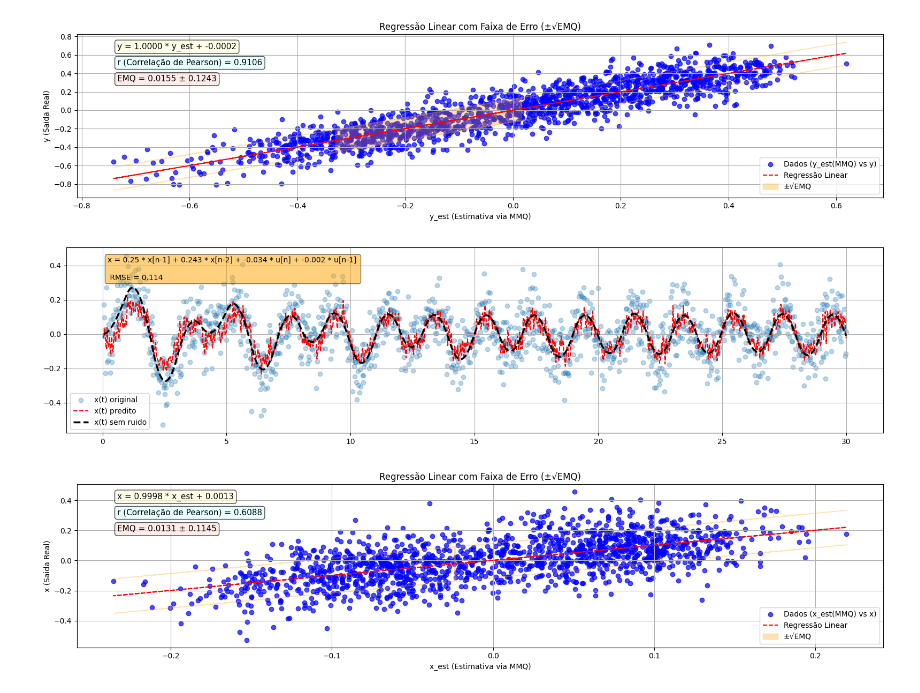
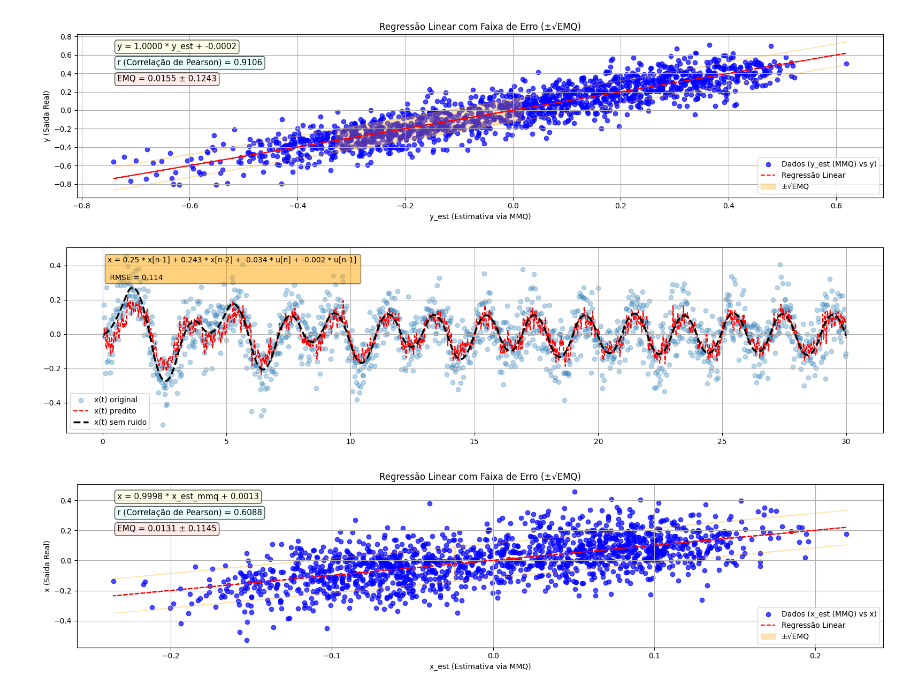
Before and after one commit to EnzoFSouza/computacao_numerica, a Jupyter notebook: Projeto_01_U2.ipynb, the cells around one changed output. Cells and saved outputs as stored; diff of their text form; code cells hidden in the pictures.

```diff
--- a/Projeto_01_U2.ipynb
+++ b/Projeto_01_U2.ipynb
@@ -140,37 +135,19 @@ plt.show()
 [figure]
 # %%
 #Ajustando para x via MMQ
+X_MMQ = np.column_stack((X1, X2, u, U1))
 
-#Numero de dados para treinar
-n = 500
+w = la.pinv(X_MMQ) @ x
+x_est_mmq = X_MMQ @ w
 
-t = data[2:, 0] #tempo
-u = data[2:, 1] #entrada
-U1 = data[1:-1, 1] #u[n-1]
+EMQX_MMQ = np.mean((x - x_est_mmq) ** 2)
+RMSEX_MMQ = np.sqrt(np.mean((x_est_mmq - x) ** 2))
 
-x = data[2:, 2] #saida
-X1 = data[1:-1, 2] #x[n-1]
-X2 = data[:-2, 2] #x[n-2]
-
-#print(X1.shape)
-#print(X2.shape)
-#print(u.shape)
-#print(U1.shape)
-
-X = np.column_stack((X1, X2, u, U1))
-
-#w = (la.inv(X.T@X))@X.T@x
-w = la.pinv(X) @ x
-x_est = X@w
-
-EMQX = np.mean((x - x_est) ** 2)
-RMSE = np.sqrt(np.mean((x_est - x) ** 2))
-
-modelo = (f"x = {w[0]:.2f} * x[n-1] + {w[1]:.3f} * x[n-2] + {w[2]:.3f} * u[n] + {w[3]:.3f} * u[n-1] \n\n RMSE = {RMSE:.3f}")
+modelo = (f"x = {w[0]:.2f} * x[n-1] + {w[1]:.3f} * x[n-2] + {w[2]:.3f} * u[n] + {w[3]:.3f} * u[n-1] \n\n RMSE = {RMSEX_MMQ:.3f}")
 
 plt.figure(figsize=(16,4))
 plt.scatter(t, x, alpha = 0.3, label = "x(t) original")
-plt.plot(t, x_est,'--r', label = "x(t) predito")
+plt.plot(t, x_est_mmq,'--r', label = "x(t) predito")
 plt.plot(t, x1[2:], '--k', lw = 2.5, label = "x(t) sem ruido")
 plt.grid()
 plt.legend()
@@ -180,43 +157,43 @@ plt.gca().text(0.05, 0.95, modelo, transform=plt.gca().transAxes,
 
 plt.tight_layout()
 plt.show()
 
-a, b, r_val, p_val, std_err = linregress(x_est, x)
-corr, _ = pearsonr(x_est, x)
-x_reg = a * x_est + b
+a, b, r_val, p_val, std_err = linregress(x_est_mmq, x)
+corr_x_mmq, _ = pearsonr(x_est_mmq, x)
+x_reg = a * x_est_mmq + b
 
 plt.figure(figsize=(16, 4))
-plt.scatter(x_est, x, alpha = 0.7, label = 'Dados (x_est(MMQ) vs x)', color = 'blue')
-plt.plot(x_est, x_reg, '--r', label = 'Regressão Linear')
+plt.scatter(x_est_mmq, x, alpha = 0.7, label = 'Dados (x_est (MMQ) vs x)', color = 'blue')
+plt.plot(x_est_mmq, x_reg, '--r', label = 'Regressão Linear')
 
-plt.fill_between(x_est, x_reg - RMSE, x_reg + RMSE, color = 'orange', alpha = 0.3, label = '±√EMQ')
+plt.fill_between(x_est_mmq, x_reg - RMSEX_MMQ, x_reg + RMSEX_MMQ, color = 'orange', alpha = 0.3, label = '±√EMQ')
 
-reg_eq = f"x = {a:.4f} * x_est + {b:.4f}"
-corr_text = f"r (Correlação de Pearson) = {corr:.4f}"
-emq_text = f"EMQ = {EMQX:.4f} ± {RMSE:.4f}"
+reg_eq = f"x = {a:.4f} * x_est_mmq + {b:.4f}"
+corr_text = f"r (Correlação de Pearson) = {corr_x_mmq:.4f}"
+emq_text = f"EMQ = {EMQX_MMQ:.4f} ± {RMSEX_MMQ:.4f}"
 
 plt.text(0.05, 0.95, reg_eq, transform=plt.gca().transAxes,
          fontsize = 11, verticalalignment = 'top',
          bbox = dict(boxstyle = "round", facecolor = 'lightyellow', alpha = 0.7))
 
 plt.text(0.05, 0.85, corr_text, transform=plt.gca().transAxes,
          fontsize = 11, verticalalignment = 'top',
          bbox = dict(boxstyle = "round", facecolor = 'lightcyan', alpha = 0.7))
 
 plt.text(0.05, 0.75, emq_text, transform=plt.gca().transAxes,
          fontsize = 11, verticalalignment = 'top',
          bbox = dict(boxstyle = "round", facecolor = 'mistyrose', alpha = 0.7))
 
 plt.xlabel("x_est (Estimativa via MMQ)")
 plt.ylabel("x (Saida Real)")
 plt.title("Regressão Linear com Faixa de Erro (±√EMQ)")
 plt.legend()
 plt.grid()
 plt.tight_layout()
 plt.show()
 # %% [output]
 [figure]
-[figure, old version]
+[figure, new version]
 # %%
 #Ajustando para y via RBF
 #y[n] = w0 * g(y[n-1]) + w1 * g(y[n-2]) + w2 * g(u[n]) + w3 * g(u[n-1])
```
Also changed, not shown: parts of 7 cells of this notebook.
